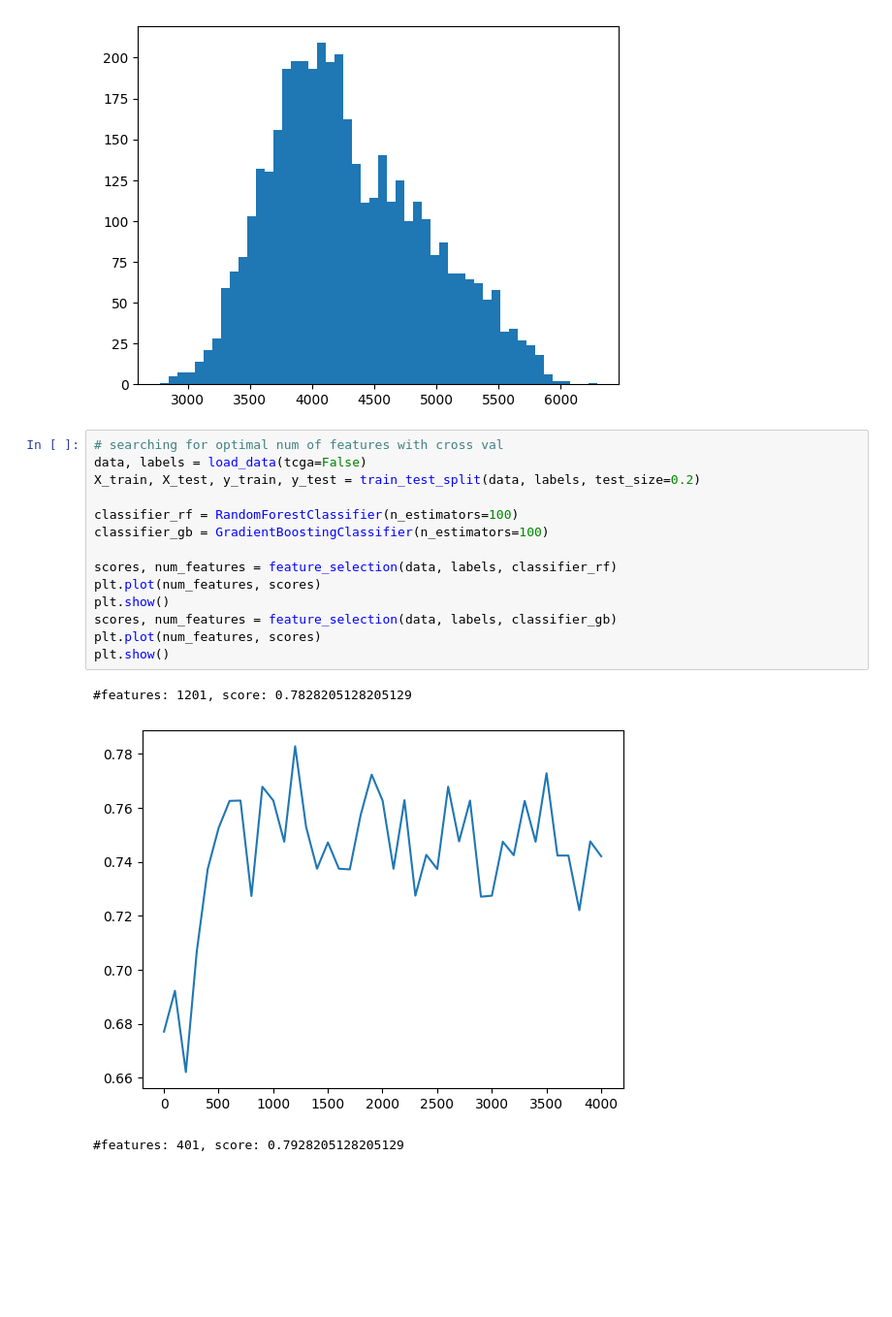
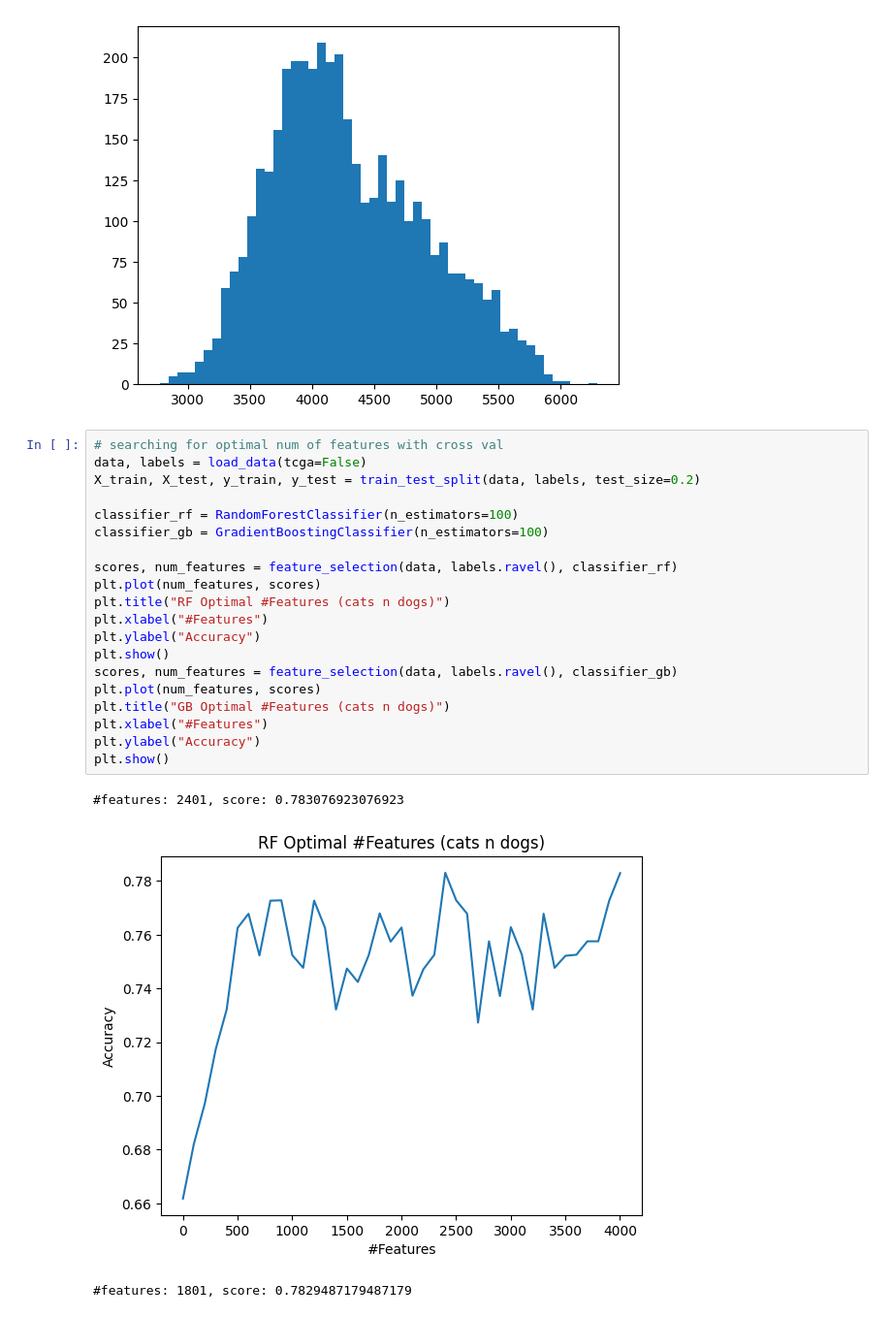
Before and after one commit to FelixJons/mve411-big-data-stats, a Jupyter notebook: assignment-2/catsndog_param_setting.ipynb, the cells around one changed output. Shown at 97% size. Cells and saved outputs as stored; diff of their text form; blank space fills up the shorter version.

```diff
--- a/assignment-2/catsndog_param_setting.ipynb
+++ b/assignment-2/catsndog_param_setting.ipynb
@@ -82,18 +82,24 @@ plt.hist(np.var(data, axis=0), bins=50)
 # %%
 # searching for optimal num of features with cross val
 data, labels = load_data(tcga=False)
 X_train, X_test, y_train, y_test = train_test_split(data, labels, test_size=0.2)
 
 classifier_rf = RandomForestClassifier(n_estimators=100)
 classifier_gb = GradientBoostingClassifier(n_estimators=100)
 
-scores, num_features = feature_selection(data, labels, classifier_rf)
+scores, num_features = feature_selection(data, labels.ravel(), classifier_rf)
 plt.plot(num_features, scores)
+plt.title("RF Optimal #Features (cats n dogs)")
+plt.xlabel("#Features")
+plt.ylabel("Accuracy")
 plt.show()
-scores, num_features = feature_selection(data, labels, classifier_gb)
+scores, num_features = feature_selection(data, labels.ravel(), classifier_gb)
 plt.plot(num_features, scores)
+plt.title("GB Optimal #Features (cats n dogs)")
+plt.xlabel("#Features")
+plt.ylabel("Accuracy")
 plt.show()
 # %% [output]
-#features: 1201, score: 0.7828205128205129
+#features: 2401, score: 0.783076923076923
-[figure, old version]
+[figure, new version]
-#features: 401, score: 0.7928205128205129
+#features: 1801, score: 0.7829487179487179
```
Also changed, not shown: parts of 3 cells of this notebook, 4 other files.
